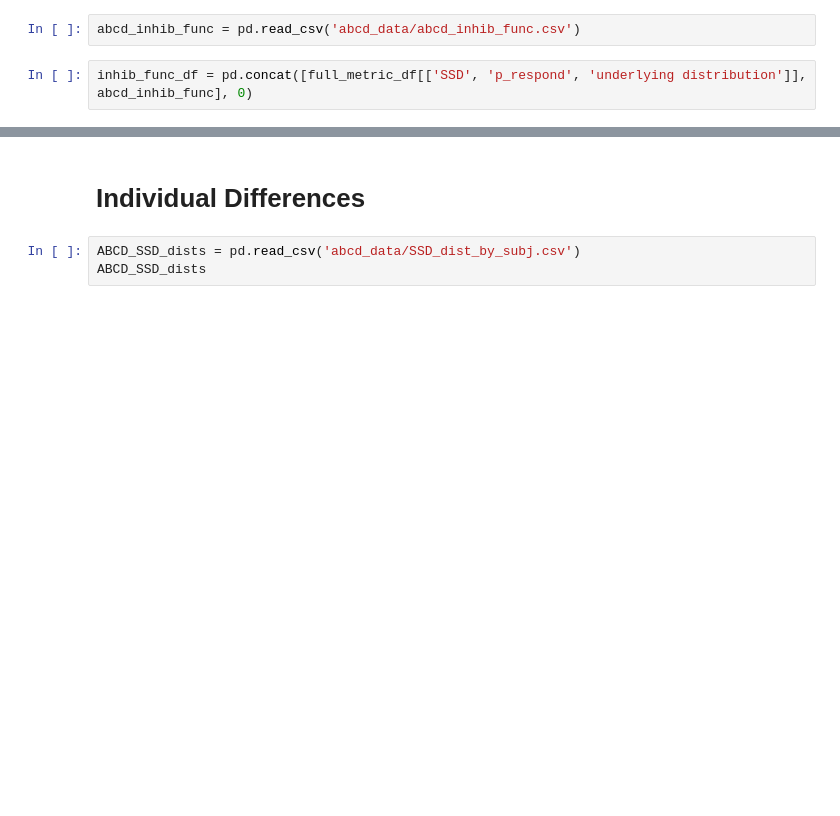
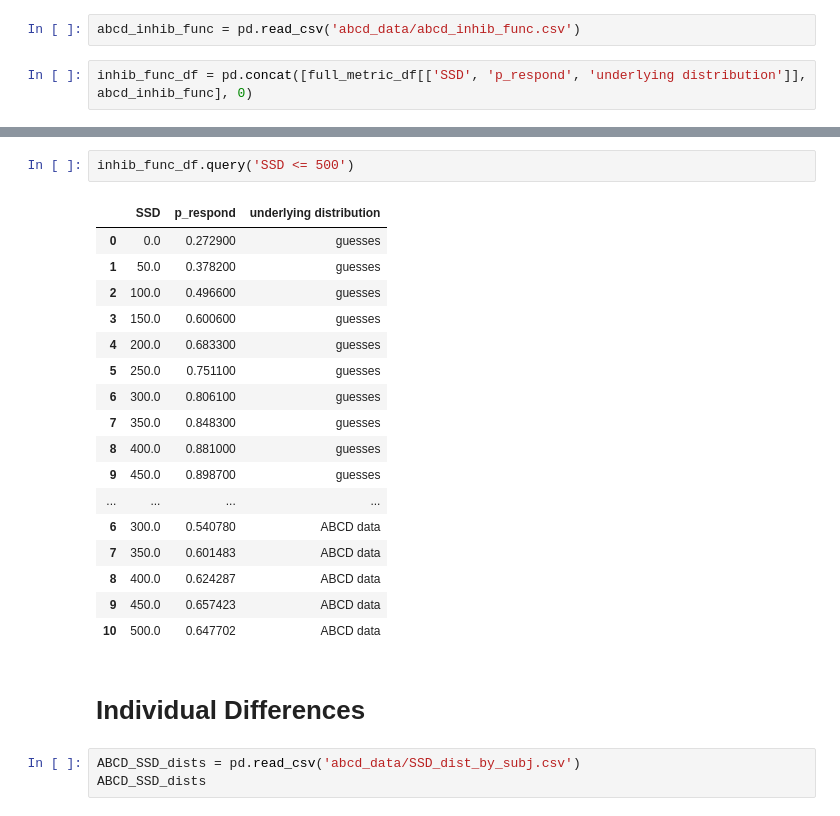
Before and after one commit to henrymj/ABCD_simulations, a Jupyter notebook: generate_results.ipynb, the cells around one changed output, grey strips where cells are left out. Drawn from its saved outputs; the diff is of its cells as text; blank space fills up the shorter version.

```diff
--- a/generate_results.ipynb
+++ b/generate_results.ipynb
@@ -142,3 +118,23 @@ plt.savefig('figures/inhibition_function.pdf')
+# %%
+inhib_func_df.query('SSD <= 500')
+# %% [output]
+|  | SSD | p_respond | underlying distribution |
+| 0 | 0.0 | 0.272900 | guesses |
+| 1 | 50.0 | 0.378200 | guesses |
+| 2 | 100.0 | 0.496600 | guesses |
+| 3 | 150.0 | 0.600600 | guesses |
+| 4 | 200.0 | 0.683300 | guesses |
+| 5 | 250.0 | 0.751100 | guesses |
+| 6 | 300.0 | 0.806100 | guesses |
+| 7 | 350.0 | 0.848300 | guesses |
+| 8 | 400.0 | 0.881000 | guesses |
+| 9 | 450.0 | 0.898700 | guesses |
+| ... | ... | ... | ... |
+| 6 | 300.0 | 0.540780 | ABCD data |
+| 7 | 350.0 | 0.601483 | ABCD data |
+| 8 | 400.0 | 0.624287 | ABCD data |
+| 9 | 450.0 | 0.657423 | ABCD data |
+| 10 | 500.0 | 0.647702 | ABCD data |
 # %% [markdown]
 # Individual Differences
 # %%
```
Also changed, not shown: parts of 12 cells of this notebook, 4 other files.
